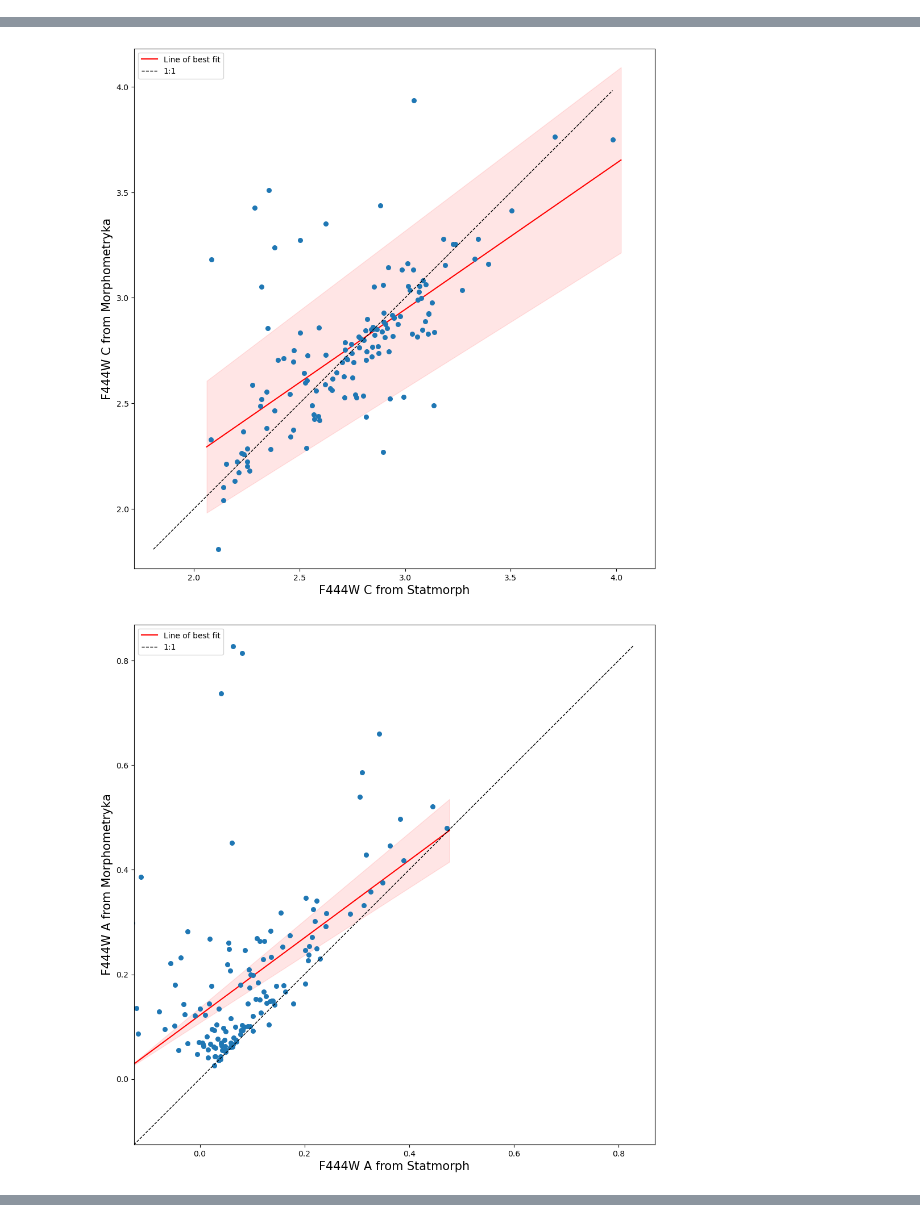
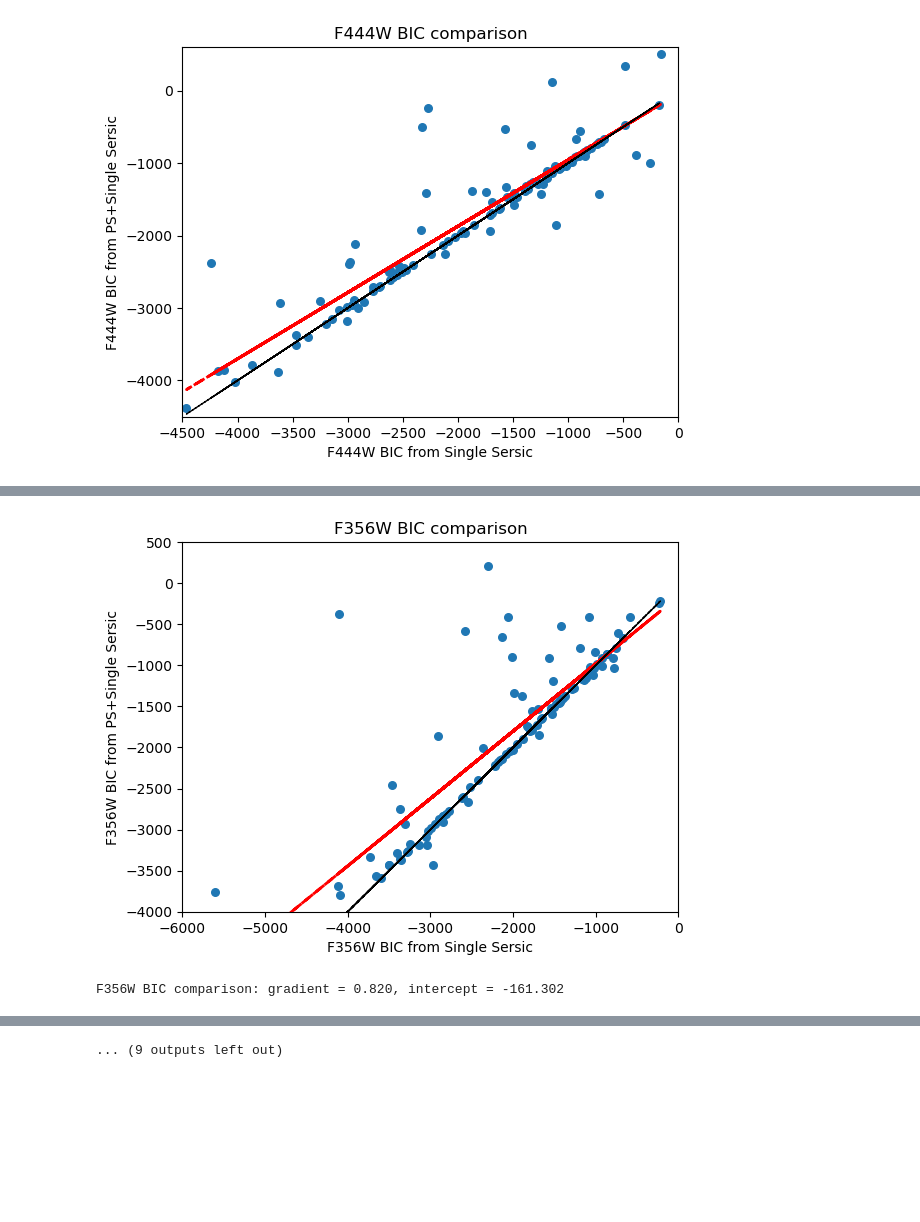
Before and after one commit to a-tg161/Summer_project, a Jupyter notebook: Jupyter_notebooks/Morphology.ipynb, the cells around one changed output, grey strips where cells are left out. Drawn from its saved outputs; the diff is of its cells as text; code cells hidden in the pictures; blank space fills up the shorter version.

```diff
--- a/Jupyter_notebooks/Morphology.ipynb
+++ b/Jupyter_notebooks/Morphology.ipynb
@@ -35,6 +35,8 @@ SERSIC_FILTERS = ["F444W","F356W","F277W"]                    # filter name, use
 SURVEY = np.asarray(TABLE["SURVEY"], dtype=str)
 REDSHIFT = np.asarray(TABLE["REDSHIFT"], dtype=float)
 
+GALAXIES_TO_CUT = np.asarray([10835, 185028, 1847, 21646], dtype=int)
+
 PIXEL_SIZE = 0.03 #as
 
 COSMO = FlatLambdaCDM(H0=70, Om0=0.3)
@@ -566,14 +584,14 @@ def check_best_model_with_cutout(best_model, id, filt):
     # IDs of galaxies I think should be modelled with PS+single sersic,
     #  by eye-inspection of cutout science image
     PS_single_galaxies = np.asarray([965, 1444, 3691, 5201, 5783, 5881, 6112, 6999, 7193,
-                                     7903, 11723, 14640, 15484, 16313, 18645, 19882, 27685,
-                                     33630, 39590, 43130, 54465, 57337, 59715, 69070, 83894, 94378,
-                                     104399, 108492, 115903, 130917, 133273, 148827, 208439, 237731, 245058],
-                                     dtype=float)
+                                     7903, 11723, 14640, 15484, 19645, 19882,
+                                     33630, 39590, 54465, 57337, 59715, 69070, 83894, 94378,
+                                     104399, 108492, 130917, 133273, 208439, 237731, 245058],
+                                     dtype=int)
 
     double_galaxies = np.asarray([6191, 6964, 9555, 10835, 11269, 12007, 12216, 12320, 15006, 16639, 16900,
                                    17029, 23392, 24249, 29048, 34757, 40808, 47125, 56116, 148827],
-                                   dtype=float)
+                                   dtype=int)
 
 
     if best_model == 'PS':
@@ -585,7 +603,7 @@ def check_best_model_with_cutout(best_model, id, filt):
 
     if best_model == 'single':
         if id in PS_single_galaxies:
-            # print(f"BIC comparison suggests single sersic model is best for galaxy {id} in {filt}, but cutout suggests PS+single.")
+            print(f"BIC comparison suggests single sersic model is best for galaxy {id} in {filt}, but cutout suggests PS+single.")
             best_model = 'single'
         else:
             best_model = 'single'
@@ -593,17 +611,12 @@ def check_best_model_with_cutout(best_model, id, filt):
     if best_model == None:
         print(f"Neither single nor PS+single sersic model accepted for galaxy {id} in {filt}, consider double sersic.")
 # %%
-def compare_models():
+def compare_models(single_table, PS_single_table):
     """
-    Makes three tables of data from the sersic fits. TODO Im ignoring double table for now.
+    Makes three tables of data from the sersic fits.
     Compares BICs to decide which model should be selected.
     Makes best_model_table of galaxy id, best model in each filter for each galaxy.
     """
-    single_table = make_single_sersic_table("Single_sersic_fits")
-    # Posterior data on single sersic profile fitting
-
-    PS_single_table = make_PS_single_sersic_table("PS_single_sersic_NEW_fits")
-    # Posterior data on single+PS sersic profile fitting
 
     common_parameters = [
         "n",
@@ -668,7 +681,7 @@ def compare_models():
 
             if winner != "single":
                 if "single" in models:
-                    if models["single"] - models[winner] < 6:
+                    if models["single"] - models[winner] < 0:
                         winner = "single"
 
             check_best_model_with_cutout(winner, galaxy_id, filt)
@@ -703,6 +716,7 @@ def morphology_table(best_model_table, morphometrica_table, statmorph_table):
 
     morphometrica_table.rename_column("ID", "SURVEY_ID")
     morphometrica_table["SURVEY_ID"] = np.asarray(morphometrica_table["SURVEY_ID"], dtype=int)
+    morphometrica_table = cut_gals_with_bad_cutouts(morphometrica_table)
     for filt in SERSIC_FILTERS:
             morphometrica_table.rename_column(f"{filt}_G", f"{filt}_G_mmtk")
             morphometrica_table.rename_column(f"{filt}_M20", f"{filt}_M20_mmtk")
@@ -716,8 +730,8 @@ def morphology_table(best_model_table, morphometrica_table, statmorph_table):
 
 
     statmorph_table["SURVEY_ID"] = np.asarray(statmorph_table["SURVEY_ID"], dtype=int)
-
     statmorph_table["REDSHIFT"] = np.asarray(statmorph_table["REDSHIFT"], dtype=float)
+    statmorph_table = cut_gals_with_bad_cutouts(statmorph_table)
     stat_z = np.asarray(statmorph_table["REDSHIFT"], dtype = float)
 
     for filt in SERSIC_FILTERS:
@@ -961,7 +1016,17 @@ def plotting(table):
 # %%
 if __name__ == "__main__":
 
-    best_model_table = compare_models()
+    # single_table = make_single_sersic_table("Single_sersic_fits")
+    # Posterior data on single sersic profile fitting
+    single_table = Table.read("/nvme/scratch/work/alberttg/Summer_project/Data_products/Pysersic_results_3p0as/Single_sersic_fits_table.fits", format="fits")
+
+    # PS_single_table = make_PS_single_sersic_table("PS_single_sersic_NEW_fits")
+    # Posterior data on single+PS sersic profile fitting
+    PS_single_table = Table.read("/nvme/scratch/work/alberttg/Summer_project/Data_products/Pysersic_results_0p96as/PS_single_sersic_NEW_fits_table.fits", format="fits")
+
+    BIC_comparison_plot(single_table, PS_single_table)
+
+    best_model_table = compare_models(single_table, PS_single_table)
 
     morphometrica_table = Table.read("/nvme/scratch/work/alberttg/Summer_project/csv_tables/Morphometrica_table_3.0as.csv", format="csv")
 
@@ -969,7 +1034,6 @@ if __name__ == "__main__":
 
     all_combined_table = morphology_table(best_model_table, morphometrica_table, statmorph_table)
 
-
-
     plotting(all_combined_table)
 # %% [output]
+[figure, new version]
@@ -993,2 +1041,2 @@ BIC comparison suggests PS+single sersic model is best for galaxy 239709 in F277
-[figure, old version]
-[figure, old version]
+[figure, new version]
+F356W BIC comparison: gradient = 0.820, intercept = -161.302
@@ -1004,0 +1067 @@ BIC comparison suggests PS+single sersic model is best for galaxy 239709 in F277
+... (9 outputs left out)
```
Also changed, not shown: parts of 5 cells of this notebook, 4 other files.
